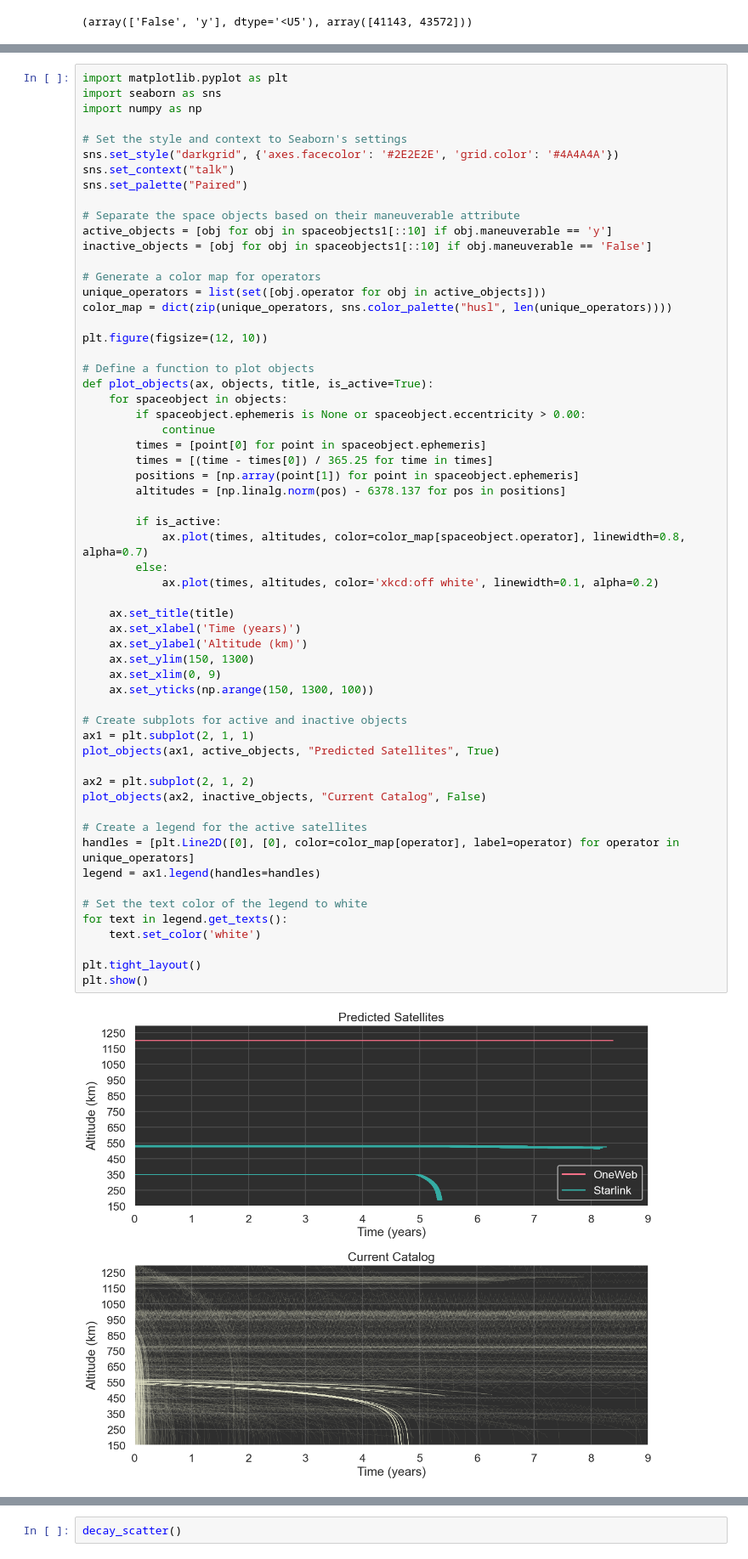
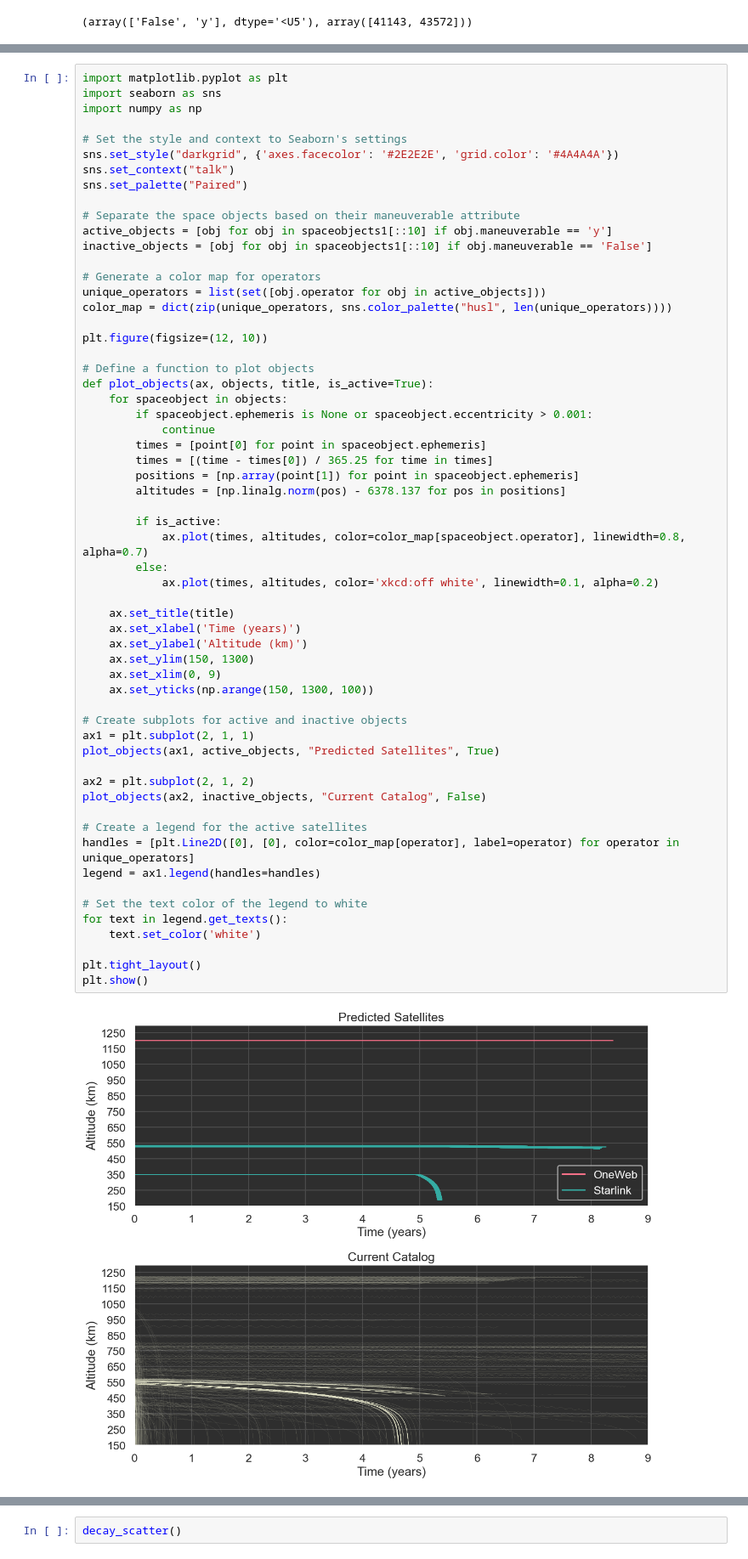
Before and after one commit to ucl-sgnl/FSPSimulator, a Jupyter notebook: src/fspsim/Visualisation.ipynb, the cells around one changed output, grey strips where cells are left out. Shown at 85% size. Cells and saved outputs as stored; diff of their text form.

```diff
--- a/src/fspsim/Visualisation.ipynb
+++ b/src/fspsim/Visualisation.ipynb
@@ -107,7 +107,7 @@ plt.figure(figsize=(12, 10))
 # Define a function to plot objects
 def plot_objects(ax, objects, title, is_active=True):
     for spaceobject in objects:
-        if spaceobject.ephemeris is None or spaceobject.eccentricity > 0.00:
+        if spaceobject.ephemeris is None or spaceobject.eccentricity > 0.001:
             continue
         times = [point[0] for point in spaceobject.ephemeris]
         times = [(time - times[0]) / 365.25 for time in times]
@@ -117,34 +117,34 @@ def plot_objects(ax, objects, title, is_active=True):
         if is_active:
             ax.plot(times, altitudes, color=color_map[spaceobject.operator], linewidth=0.8, alpha=0.7)
         else:
             ax.plot(times, altitudes, color='xkcd:off white', linewidth=0.1, alpha=0.2)
 
     ax.set_title(title)
     ax.set_xlabel('Time (years)')
     ax.set_ylabel('Altitude (km)')
     ax.set_ylim(150, 1300)
     ax.set_xlim(0, 9)
     ax.set_yticks(np.arange(150, 1300, 100))
 
 # Create subplots for active and inactive objects
 ax1 = plt.subplot(2, 1, 1)
 plot_objects(ax1, active_objects, "Predicted Satellites", True)
 
 ax2 = plt.subplot(2, 1, 2)
 plot_objects(ax2, inactive_objects, "Current Catalog", False)
 
 # Create a legend for the active satellites
 handles = [plt.Line2D([0], [0], color=color_map[operator], label=operator) for operator in unique_operators]
 legend = ax1.legend(handles=handles)
 
 # Set the text color of the legend to white
 for text in legend.get_texts():
     text.set_color('white')
 
 plt.tight_layout()
 plt.show()
 # %% [output]
-[figure, old version]
+[figure, new version]
 # %%
 import matplotlib.pyplot as plt
 import seaborn as sns
```
Also changed, not shown: parts of 3 cells of this notebook, 1 other file.
